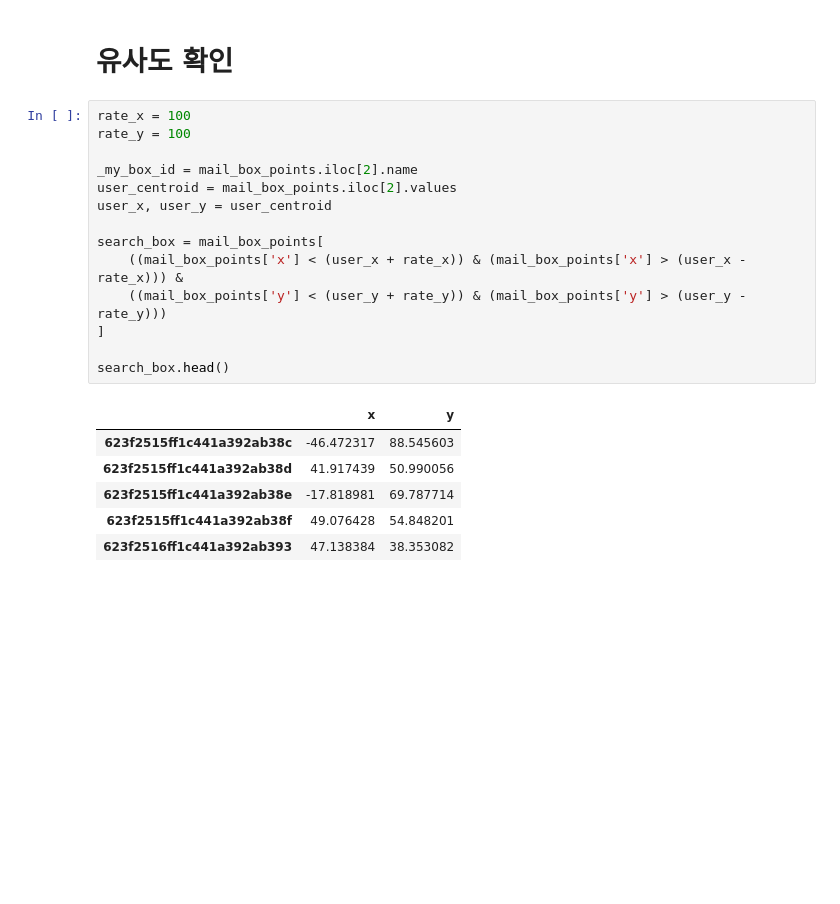
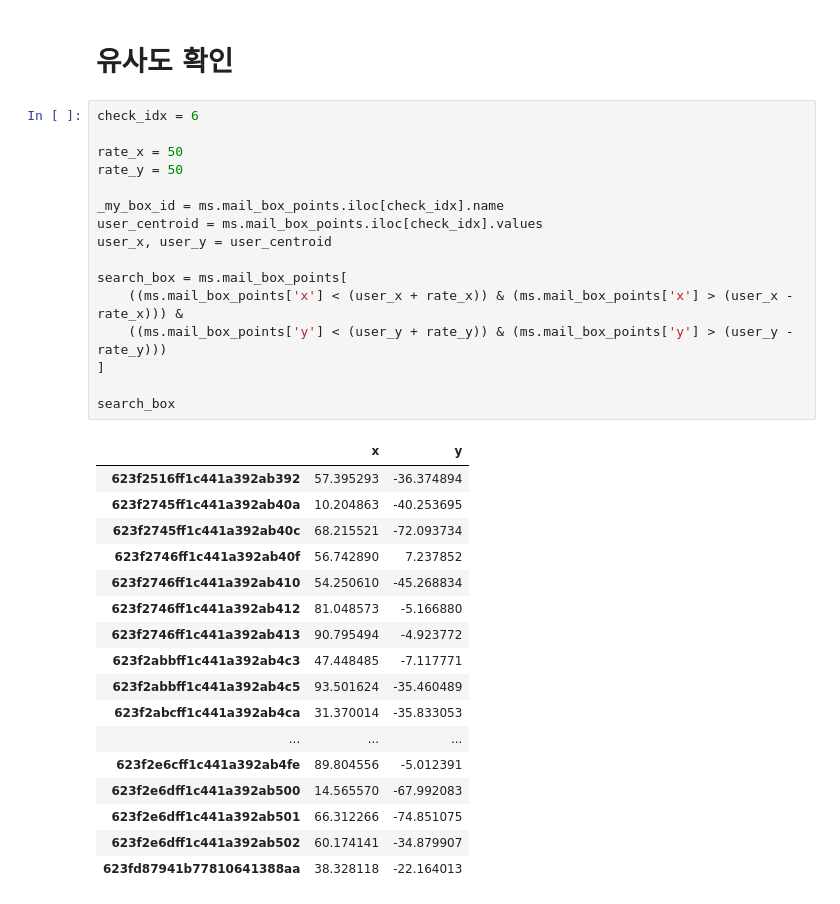
Before and after one commit to formegusto/research-muletter, a Jupyter notebook: pt4. MailBox Clustering.ipynb, the cells around one changed output. Saved outputs shown, nothing was run; the diff lists cells and outputs as text; blank space fills up the shorter version.

```diff
--- a/pt4. MailBox Clustering.ipynb
+++ b/pt4. MailBox Clustering.ipynb
@@ -289,26 +91,39 @@ mail_box_points
 # %% [markdown]
 # 유사도 확인
 # %%
-rate_x = 100
-rate_y = 100
+check_idx = 6
 
-_my_box_id = mail_box_points.iloc[2].name
-user_centroid = mail_box_points.iloc[2].values
+rate_x = 50
+rate_y = 50
+
+_my_box_id = ms.mail_box_points.iloc[check_idx].name
+user_centroid = ms.mail_box_points.iloc[check_idx].values
 user_x, user_y = user_centroid
 
-search_box = mail_box_points[
-    ((mail_box_points['x'] < (user_x + rate_x)) & (mail_box_points['x'] > (user_x - rate_x))) &
-    ((mail_box_points['y'] < (user_y + rate_y)) & (mail_box_points['y'] > (user_y - rate_y)))
+search_box = ms.mail_box_points[
+    ((ms.mail_box_points['x'] < (user_x + rate_x)) & (ms.mail_box_points['x'] > (user_x - rate_x))) &
+    ((ms.mail_box_points['y'] < (user_y + rate_y)) & (ms.mail_box_points['y'] > (user_y - rate_y)))
 ]
 
-search_box.head()
+search_box
 # %% [output]
 |  | x | y |
-| 623f2515ff1c441a392ab38c | -46.472317 | 88.545603 |
-| 623f2515ff1c441a392ab38d | 41.917439 | 50.990056 |
-| 623f2515ff1c441a392ab38e | -17.818981 | 69.787714 |
-| 623f2515ff1c441a392ab38f | 49.076428 | 54.848201 |
-| 623f2516ff1c441a392ab393 | 47.138384 | 38.353082 |
+| 623f2516ff1c441a392ab392 | 57.395293 | -36.374894 |
+| 623f2745ff1c441a392ab40a | 10.204863 | -40.253695 |
+| 623f2745ff1c441a392ab40c | 68.215521 | -72.093734 |
+| 623f2746ff1c441a392ab40f | 56.742890 | 7.237852 |
+| 623f2746ff1c441a392ab410 | 54.250610 | -45.268834 |
+| 623f2746ff1c441a392ab412 | 81.048573 | -5.166880 |
+| 623f2746ff1c441a392ab413 | 90.795494 | -4.923772 |
+| 623f2abbff1c441a392ab4c3 | 47.448485 | -7.117771 |
+| 623f2abbff1c441a392ab4c5 | 93.501624 | -35.460489 |
+| 623f2abcff1c441a392ab4ca | 31.370014 | -35.833053 |
+| ... | ... | ... |
+| 623f2e6cff1c441a392ab4fe | 89.804556 | -5.012391 |
+| 623f2e6dff1c441a392ab500 | 14.565570 | -67.992083 |
+| 623f2e6dff1c441a392ab501 | 66.312266 | -74.851075 |
+| 623f2e6dff1c441a392ab502 | 60.174141 | -34.879907 |
+| 623fd87941b77810641388aa | 38.328118 | -22.164013 |
 # %%
 plt.figure(figsize=(20, 15))
 
```
Also changed, not shown: parts of 31 cells of this notebook, 1 other file.
